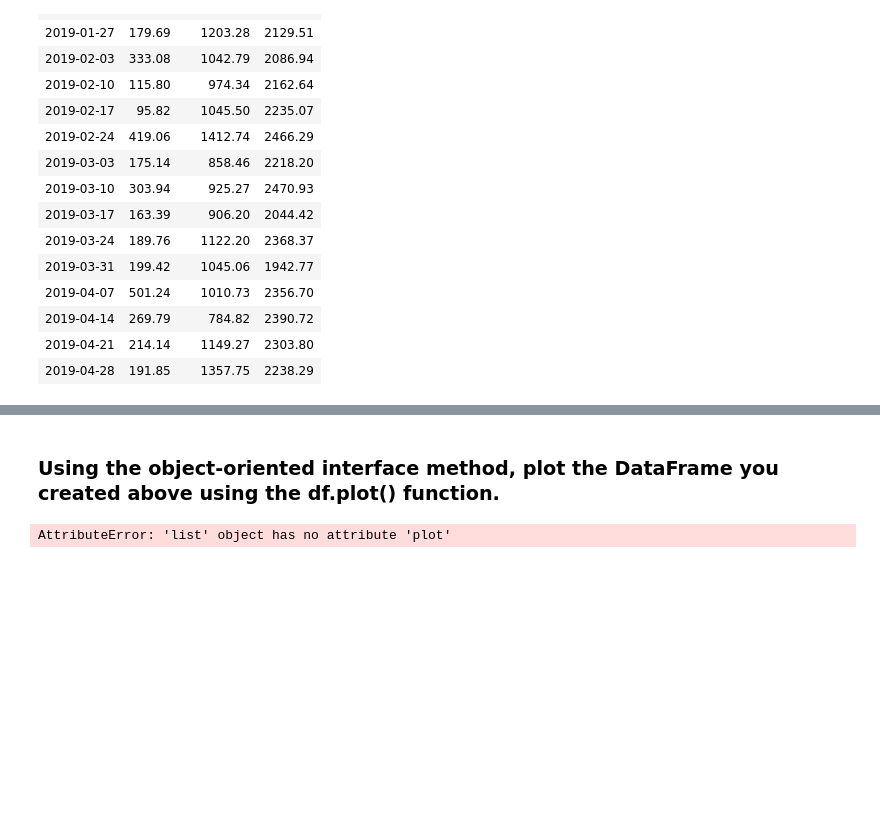
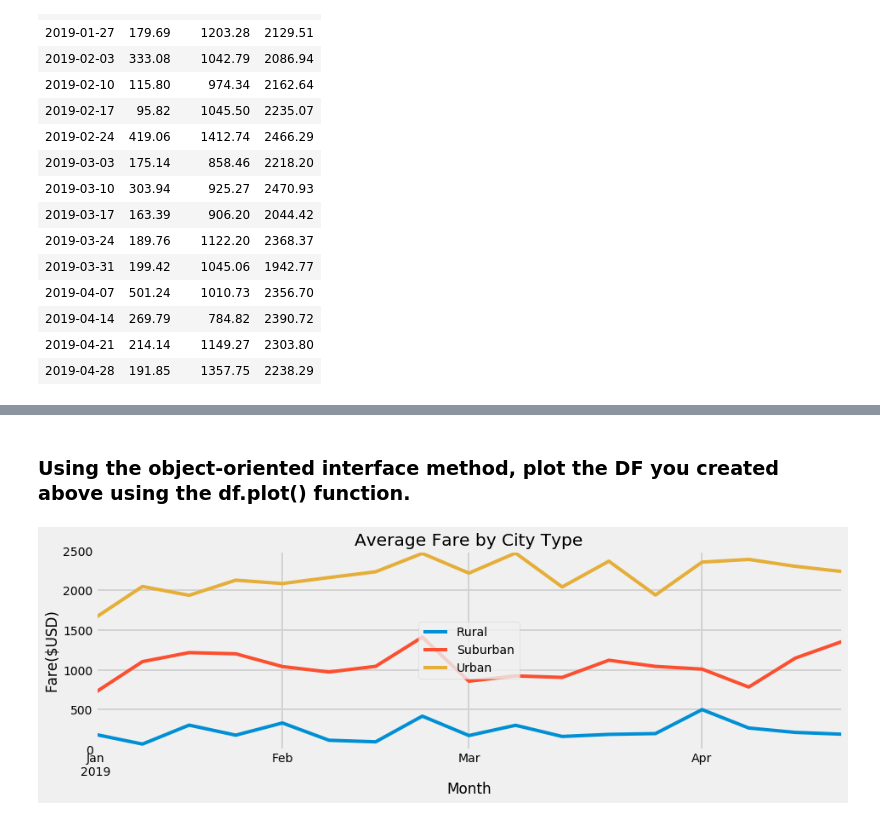
Before and after one commit to aodoming/PyBer_Analysis, a Jupyter notebook: PyBer_Challenge.ipynb, the cells around one changed output, grey strips where cells are left out. Cells and saved outputs as stored; diff of their text form; code cells hidden in the pictures; blank space fills up the shorter version.

Commit message:
Adding PyBer Challenge - Fares for Each City Type.

```diff
--- a/PyBer_Challenge.ipynb
+++ b/PyBer_Challenge.ipynb
@@ -1407,36 +1420,30 @@ weekly_resampled_df
 # %% [markdown]
 
 
-### Using the object-oriented interface method, plot the DataFrame you created above using the df.plot() function.
+### Using the object-oriented interface method, plot the DF you created above using the df.plot() function.
-# %%
-#fig, ax = plt.subplots()
-#(figsize=(8, 8)
-#ax.plot(x_axis, y_axis,  marker="*", color="green", linewidth=2, label='Boston')
-
-#Using the df.plot() function
-#fig = plt.figure()
-#ax = fig.add_subplot(1,1,1)
-#weekly_resampled_df.groupby('Date').plot(x_axis ='Month', y_axis ='Fare',)
-
-#weekly_resampled_df= weekly_resampled_df.pivot(index ='Date', Columns ='Urban', values ='y')
-
-
-
-weekly_resampled_df.plot(kind='line',x='Month',y='Rural', color='yellow', ax=ax)
-weekly_resampled_df.plot(kind='line',x='Month',y='Suburban', color='coral', ax=ax)
-weekly_resampled_df.plot(kind='line',x='Month',y='Urban', color='blue', ax=ax)
-
-ax.set_title("Average Fare by City Type")
-ax.legend(loc='center')
-ax.set_xlabel('Month')
-ax.set_ylabel("Fare($USD)")
-ax.set_ylim(0, 2500)
-ax.grid()
-
-# Save the figure.
-plt.savefig("Analysis/Fig4.png")
-# Show
-plt.show()
-df.plot()
-# %% [output]
-AttributeError: 'list' object has no attribute 'plot'
+# %%
+from datetime import datetime
+import matplotlib.pyplot as plt
+import matplotlib.dates as mdates
+from matplotlib import style
+
+# Plot Style
+style.use('fivethirtyeight')
+
+#reading data from datagrame using the df.plot() function
+ax =weekly_resampled_df.plot(figsize=(14,4))
+
+#Formatting
+ax.set_title("Average Fare by City Type")
+ax.legend(loc='center')
+ax.set_xlabel('Month')
+ax.set_ylabel("Fare($USD)")
+ax.set_ylim(0, 2500)
+ax.grid(color='lightgrey', linestyle='-', linewidth=2)
+ax.patch.set_edgecolor('lightgrey')
+ax.patch.set_linewidth('1')
+
+# Save the figure.
+plt.savefig("Analysis/Fig8.png")
+# %% [output]
+[figure, added]
```
Also changed, not shown: parts of 1 cell of this notebook.
